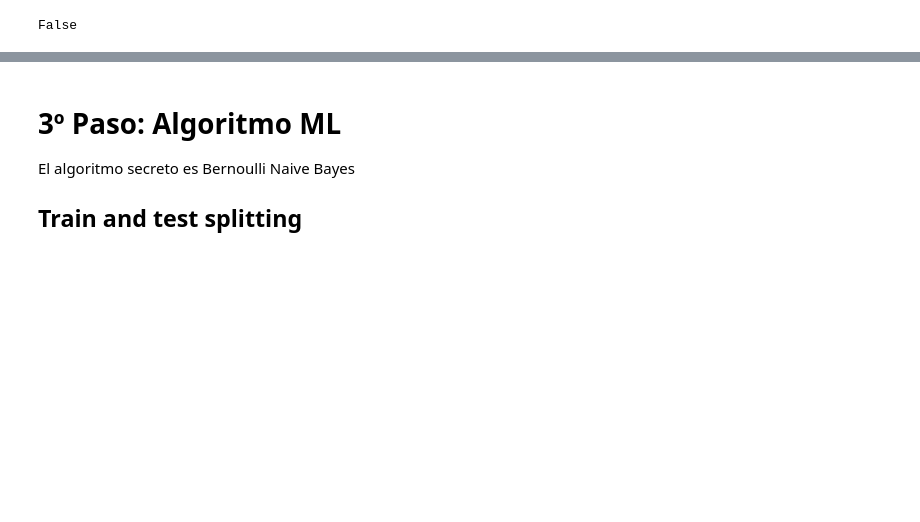
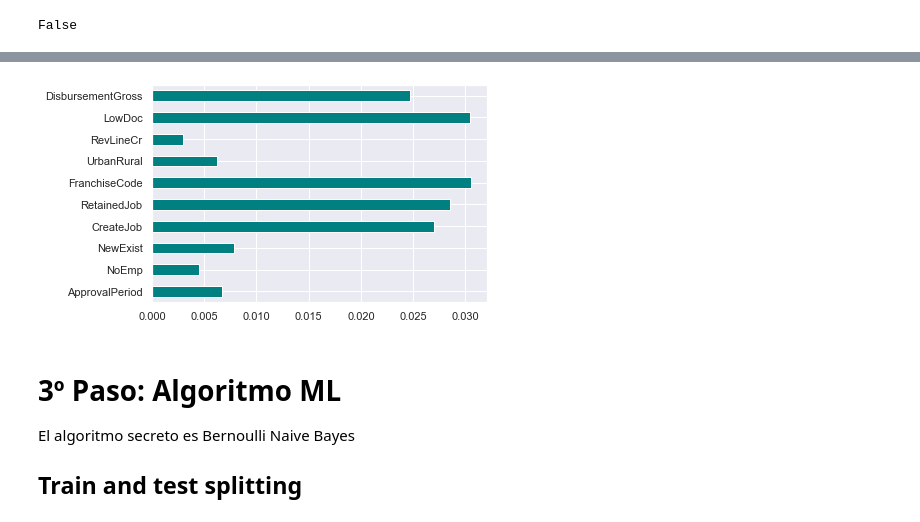
Before and after one commit to steanleo/KaggleChallenge, a Jupyter notebook: notebook/Reto_creditos.ipynb, the cells around one changed output, grey strips where cells are left out. Cells and saved outputs as stored; diff of their text form; code cells hidden in the pictures; blank space fills up the shorter version.

```diff
--- a/notebook/Reto_creditos.ipynb
+++ b/notebook/Reto_creditos.ipynb
@@ -349,3 +365,18 @@ plt.show()
+# %%
+from sklearn.feature_selection import mutual_info_classif
+# Features of the model
+features = ['NoEmp', 'NewExist', 'CreateJob', 'RetainedJob', 'FranchiseCode', 'UrbanRural', 'RevLineCr','LowDoc','DisbursementGross', 'ApprovalPeriod']
+# Transform dataframe in numpy arrays and split
+x_train = df_train[features].values
+y_train = df_train['Accept'].values
+
+importances = mutual_info_classif(x_train, y_train)
+
+feat_importances = pd.Series(importances, df_train.columns[1:len(df_train.columns)-1])
+feat_importances.plot(kind='barh', color='teal')
+plt.show()
+# %% [output]
+[figure, added]
 # %% [markdown]
 # 3º Paso: Algoritmo ML
 El algoritmo secreto es Bernoulli Naive Bayes
```
Also changed, not shown: parts of 65 cells of this notebook, 1 other file.
